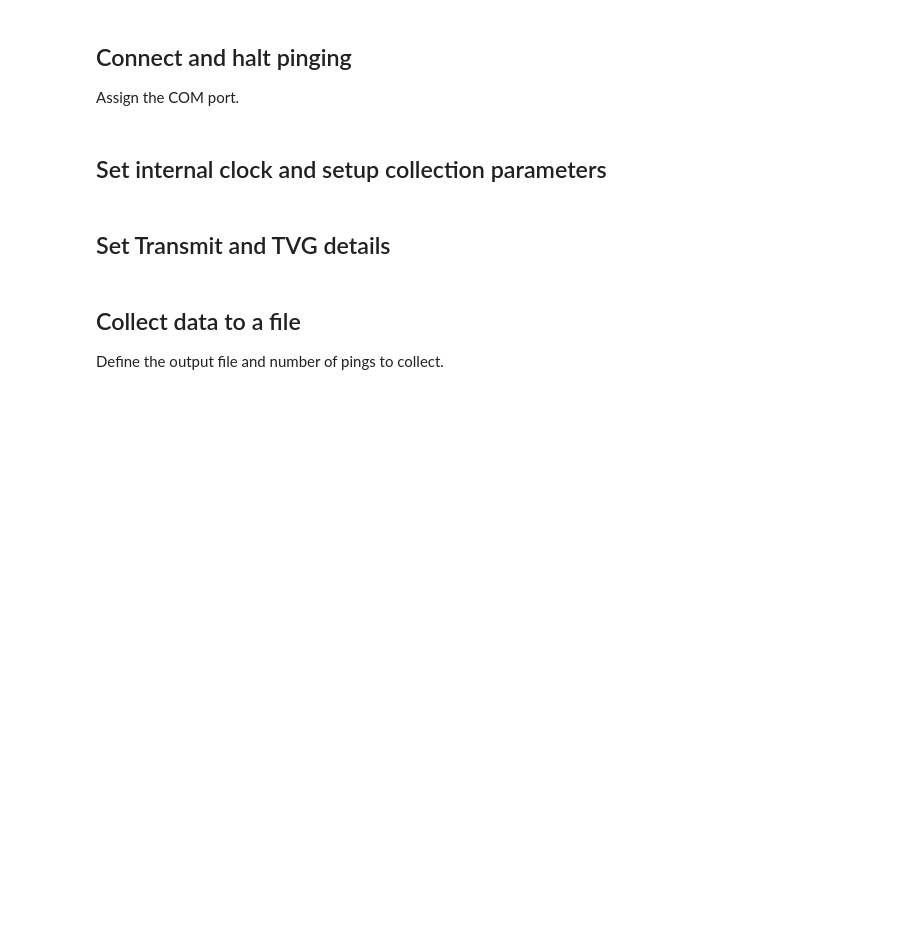
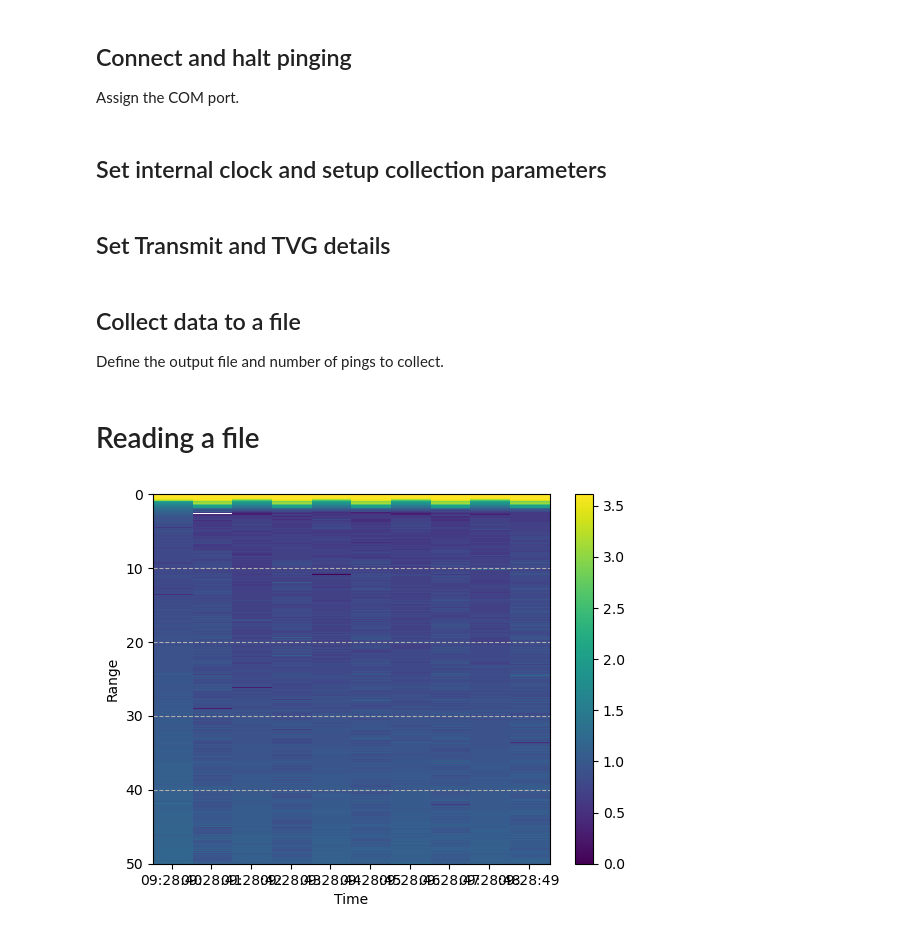
Before and after one commit to leviner/MooringRedesign, a Jupyter notebook: Echologger/DataCollectionNotebook.ipynb, the cells around one changed output. Cells and saved outputs as stored; diff of their text form; code cells hidden in the pictures; blank space fills up the shorter version.

Commit message:
update with a binary read example

```diff
--- a/Echologger/DataCollectionNotebook.ipynb
+++ b/Echologger/DataCollectionNotebook.ipynb
@@ -122,3 +122,13 @@ while ss.IsRunning():
 
 # close the binary file
 binary_file.close()
+# %% [markdown]
+# Reading a file
+# %%
+from Scripts import echologgerData
+echo = echologgerData.echologgerData()
+echo.readBinaryFile('I:\\GOA2025_D10102024-T162830_C2_6.log')
+# %%
+echo.echogram()
+# %% [output]
+[figure, added]
```
Also changed, not shown: 1 other file.
